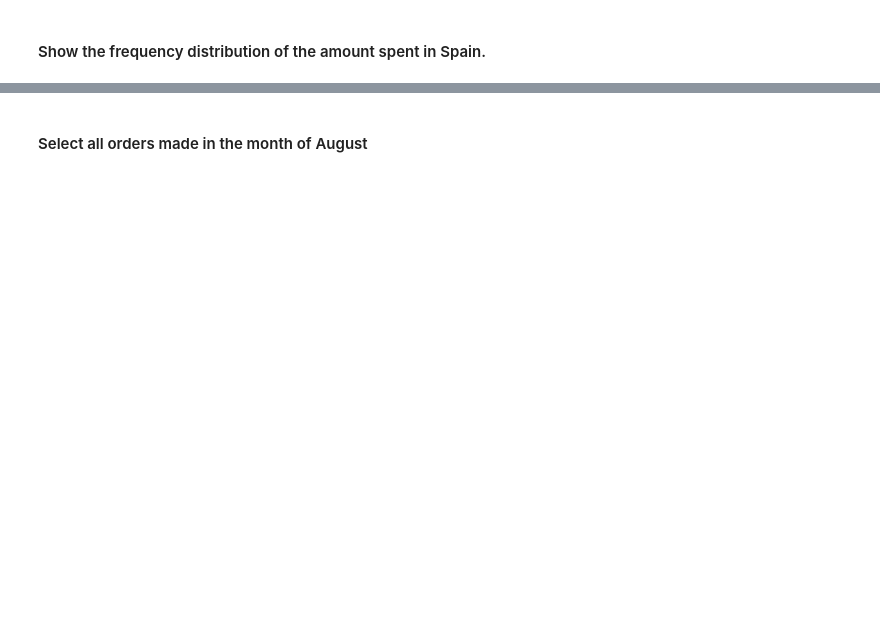
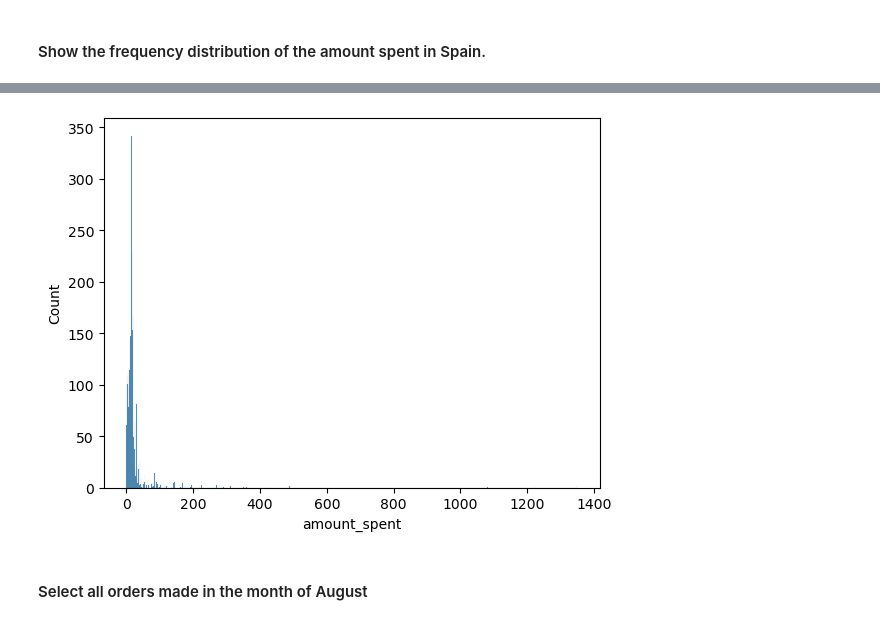
Before and after one commit to Ironhack-Data-Madrid-Octubre-2023/5.1-lab_subsetting_and_descriptive_stats, a Jupyter notebook: your-code/main.ipynb, the cells around one changed output, grey strips where cells are left out. Saved outputs shown, nothing was run; the diff lists cells and outputs as text; code cells hidden in the pictures; blank space fills up the shorter version.

```diff
--- a/your-code/main.ipynb
+++ b/your-code/main.ipynb
@@ -546,3 +773,7 @@ orders.describe()
+# %%
+sns.histplot(data = orders[orders["Country"] == "Spain"], x= "amount_spent");
+# %% [output]
+[figure, added]
 # %% [markdown]
 #### Select all orders made in the month of August
 # %%
```
Also changed, not shown: parts of 35 cells of this notebook.
